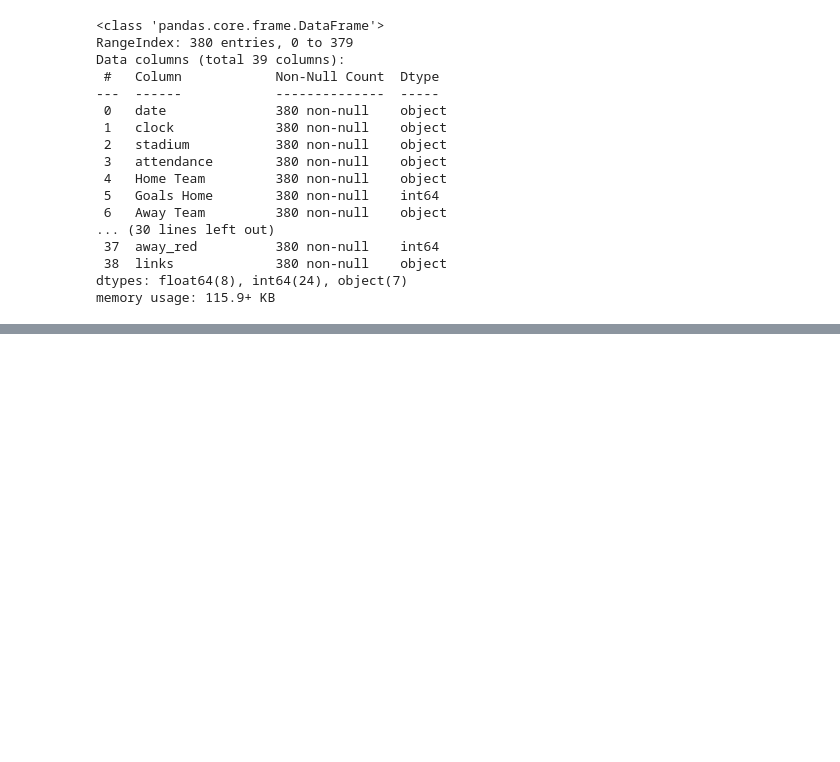
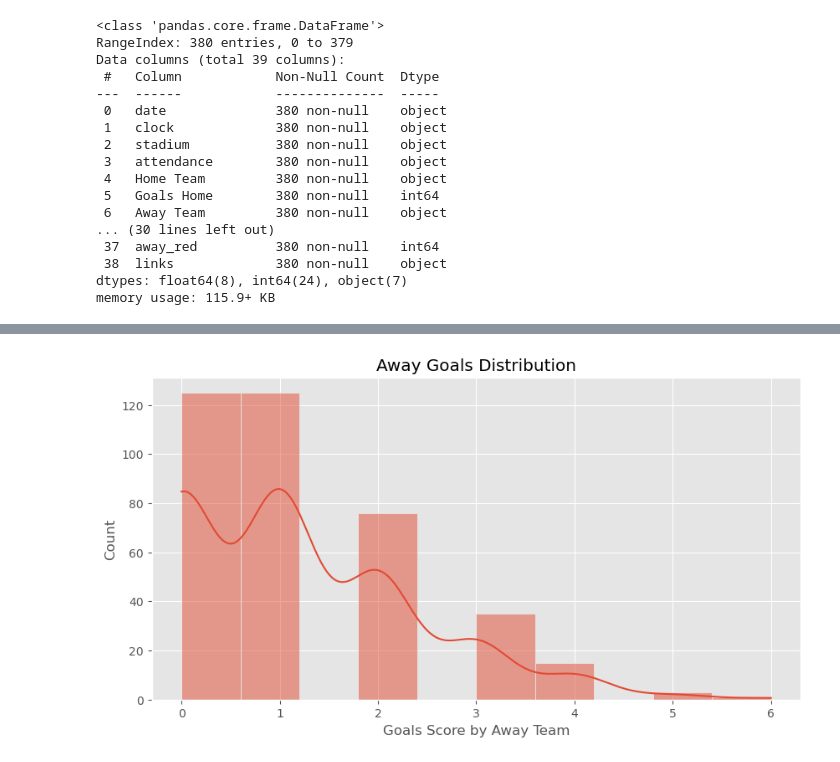
Before and after one commit to Snkiha/Premier-League-Win-Prediction, a Jupyter notebook: premierLeague_LogR.ipynb, the cells around one changed output, grey strips where cells are left out. Drawn from its saved outputs; the diff is of its cells as text; code cells hidden in the pictures; blank space fills up the shorter version.

```diff
--- a/premierLeague_LogR.ipynb
+++ b/premierLeague_LogR.ipynb
@@ -55,0 +81,11 @@ memory usage: 115.9+ KB
+# %%
+# Away Goals Distribution
+plt.figure(figsize = (10, 5))
+sns.histplot(df['Away Goals'], bins = 10, kde = True)
+plt.title('Away Goals Distribution')
+plt.xlabel('Goals Score by Away Team')
+plt.ylabel('Count')
+plt.grid(True)
+plt.show()
+# %% [output]
+[figure, added]
```
Also changed, not shown: parts of 7 cells of this notebook.
